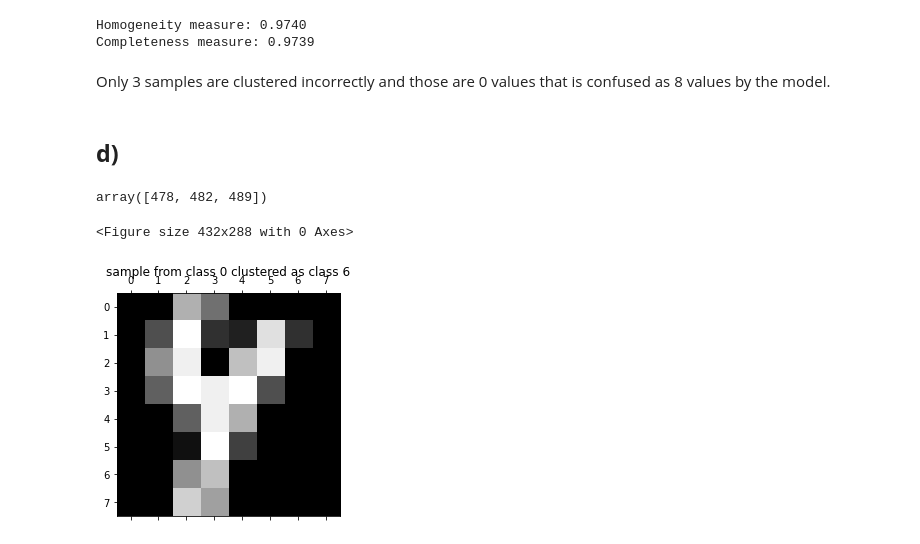
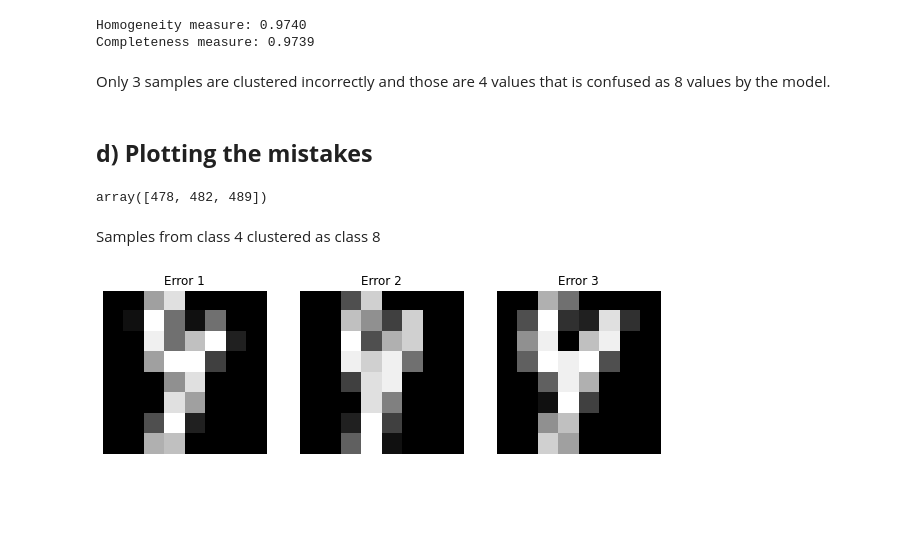
Before and after one commit to melihkurtaran/MachineLearning, a Jupyter notebook: UnsupervisedLearning/UnsupervisedLearning.ipynb, the cells around one changed output. Drawn from its saved outputs; the diff is of its cells as text; code cells hidden in the pictures; blank space fills up the shorter version.

```diff
--- a/UnsupervisedLearning/UnsupervisedLearning.ipynb
+++ b/UnsupervisedLearning/UnsupervisedLearning.ipynb
@@ -220,21 +220,24 @@ print("Completeness measure: {:.4f}".format(completeness))
 Homogeneity measure: 0.9740
 Completeness measure: 0.9739
 # %% [markdown]
-Only 3 samples are clustered incorrectly and those are 0 values that is confused as 8 values by the model.
+Only 3 samples are clustered incorrectly and those are 4 values that is confused as 8 values by the model.
 # %% [markdown]
-## **d)**
+## **d) Plotting the mistakes**
 # %%
 # Find the indexes of misclassified samples
 misclassified_indexes = np.where(y != labels)[0]
 misclassified_indexes
 # %% [output]
 array([478, 482, 489])
-# %%
-plt.figure()
-plt.gray()
-plt.matshow(X[489].reshape(8,8))
-plt.title('sample from class 0 clustered as class 6')
-plt.show()
-# %% [output]
-<Figure size 432x288 with 0 Axes>
-[figure, removed]
+# %% [markdown]
+Samples from class 4 clustered as class 8
+# %%
+fig, axes = plt.subplots(1, len(misclassified_indexes), figsize=(10, 3))
+
+for i, ax in enumerate(axes.flat):
+    ax.imshow(X[misclassified_indexes[i]].reshape(8,8), cmap='gray')
+    ax.set_title(f'Error ' + str(i+1) )
+    ax.axis('off')
+plt.show()
+# %% [output]
+[figure, added]
```
Also changed, not shown: parts of 1 cell of this notebook.
